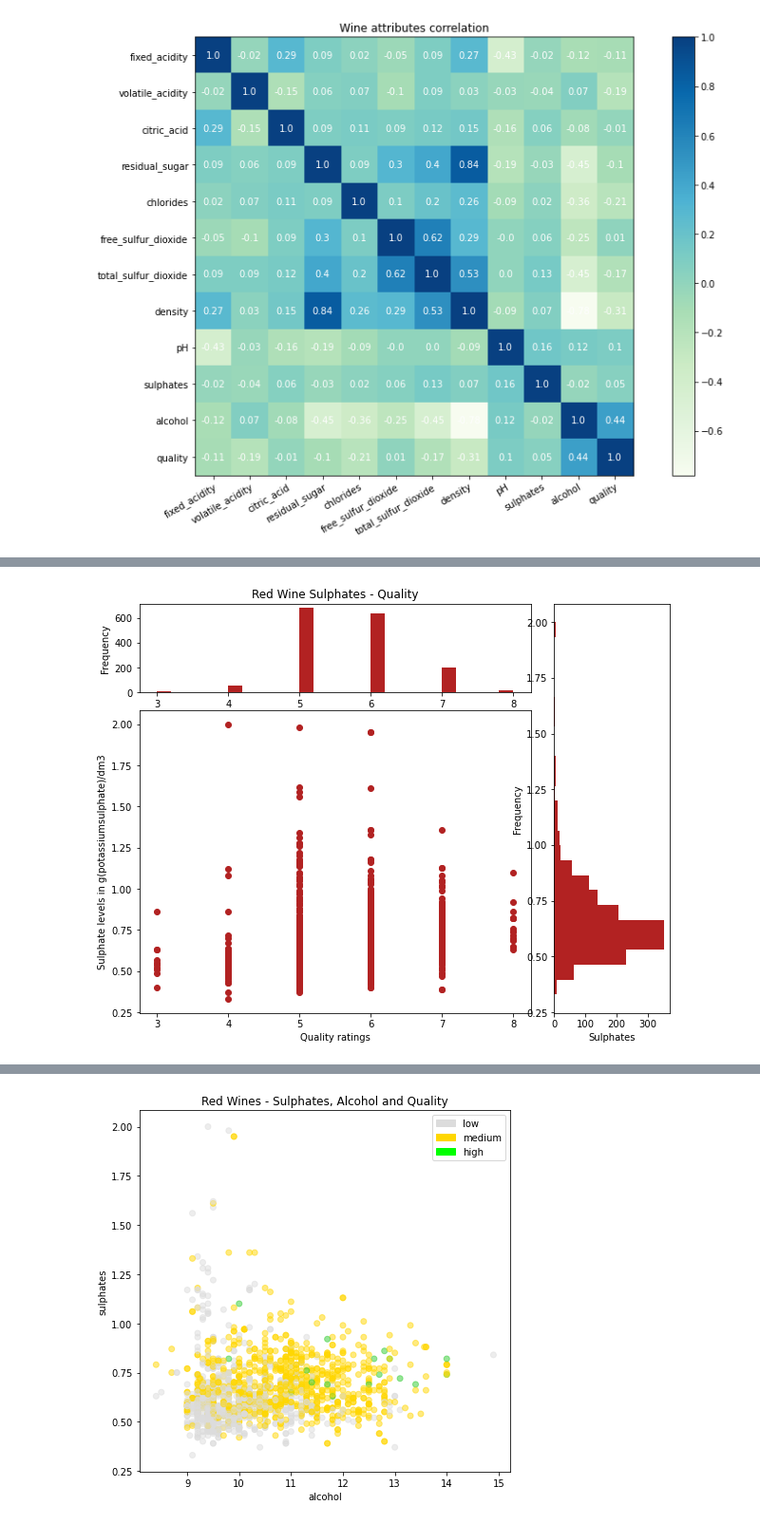
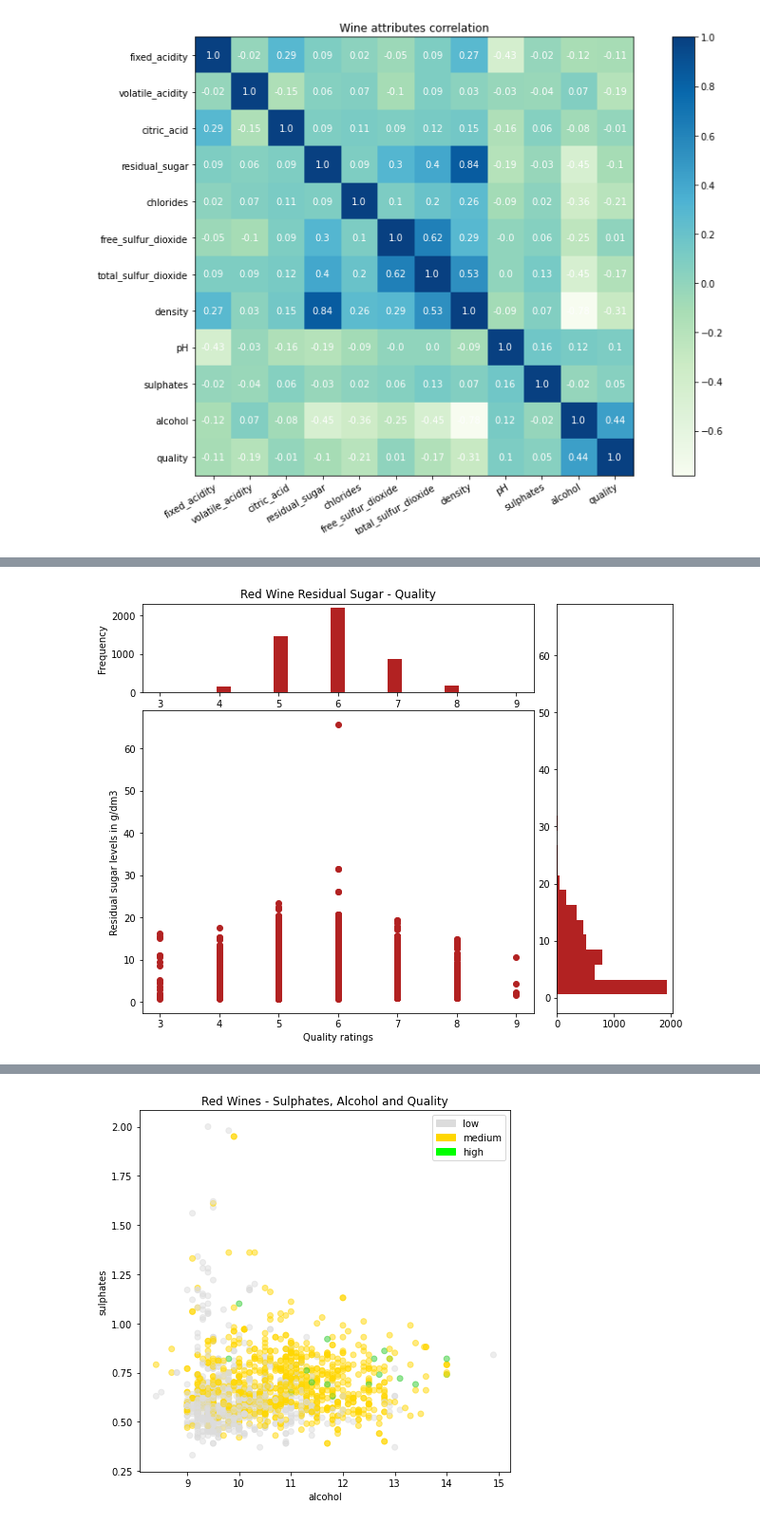
Before and after one commit to GitKPAN/4_BlueBerry-Winery, a Jupyter notebook: Blue_Berry_Winery.ipynb, the cells around one changed output, grey strips where cells are left out. Shown at 95% size. Saved outputs shown, nothing was run; the diff lists cells and outputs as text; code cells hidden in the pictures.

```diff
--- a/Blue_Berry_Winery.ipynb
+++ b/Blue_Berry_Winery.ipynb
@@ -1315,24 +1413,21 @@ plt.show()
 # %%
 fig = plt.figure(figsize= (10,10))
 gs = GridSpec(5,4)
 
 ax_scatter = fig.add_subplot(gs[2:5, 0:3])
 ax_hist_y = fig.add_subplot(gs[1,0:3])
 ax_hist_x = fig.add_subplot(gs[1:5,3])
 
-ax_scatter.scatter(red_wine["quality"], red_wine["sulphates"], color='FireBrick')
+ax_scatter.scatter(white_wine["quality"], white_wine["residual_sugar"], color='FireBrick')
 ax_scatter.set_xlabel("Quality ratings")
-ax_scatter.set_ylabel("Sulphate levels in g(potassiumsulphate)/dm3")
+ax_scatter.set_ylabel("Residual sugar levels in g/dm3")
 
-ax_hist_y.hist(red_wine["quality"],bins=25, color='FireBrick')
+ax_hist_y.hist(white_wine["quality"],bins=25, color='FireBrick')
 ax_hist_y.set_ylabel("Frequency")
-ax_hist_y.set_title("Red Wine Sulphates - Quality")
+ax_hist_y.set_title("Red Wine Residual Sugar - Quality")
 
-
-ax_hist_x.hist(red_wine["sulphates"],bins=25, color='FireBrick', orientation= "horizontal")
-ax_hist_x.set_xlabel("Sulphates")
-ax_hist_x.set_ylabel("Frequency")
+ax_hist_x.hist(white_wine["residual_sugar"],bins=25, color='FireBrick', orientation= "horizontal")
 
 plt.show()
 # %% [output]
-[figure, old version]
+[figure, new version]
```
Also changed, not shown: parts of 9 cells of this notebook, 7 other files.
